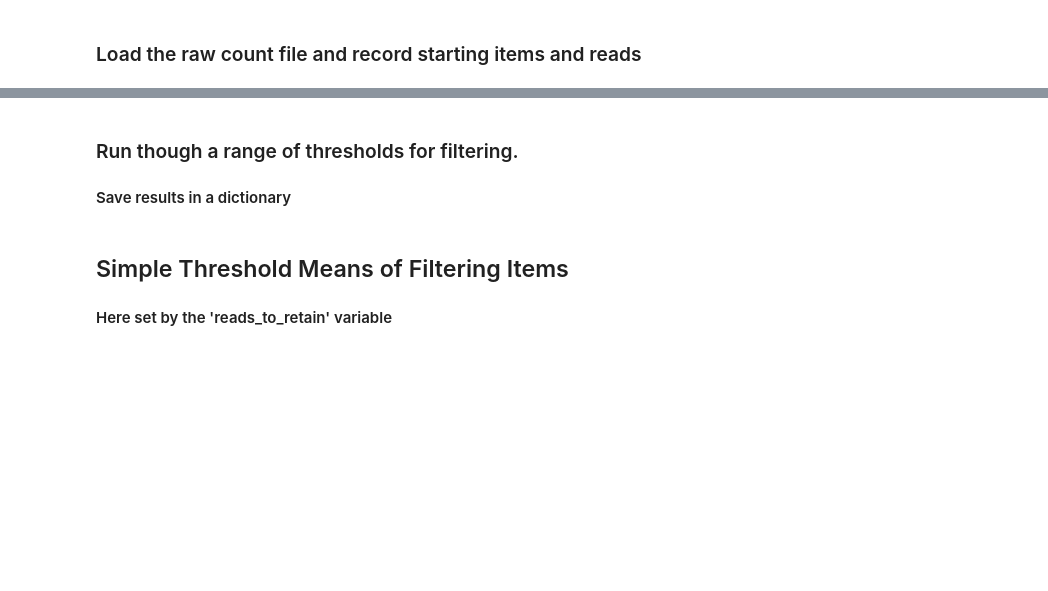
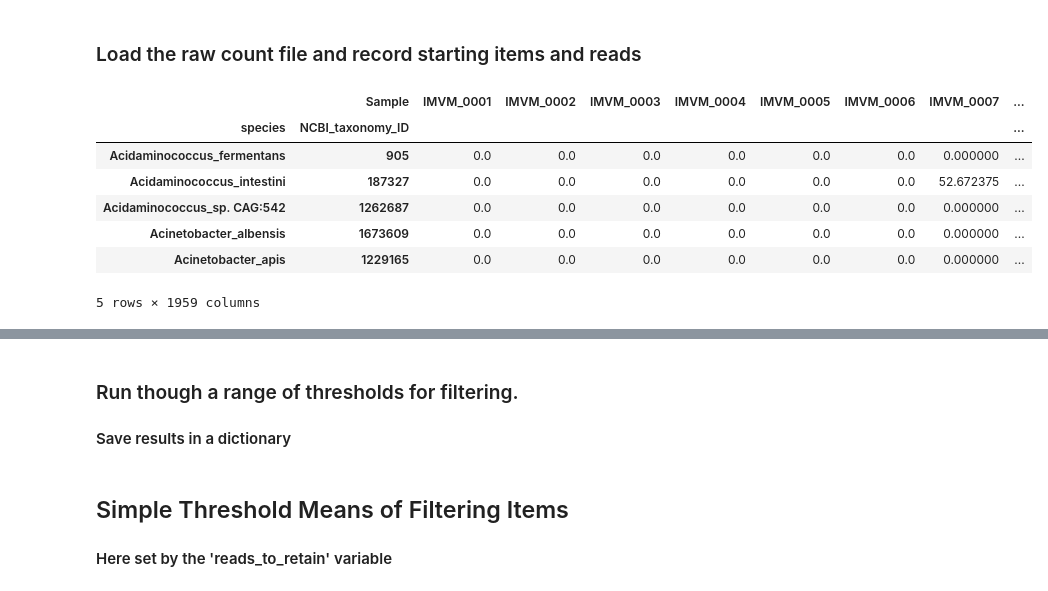
Before and after one commit to motleystate/moonstone, a Jupyter notebook: moonstone/filtering/ReadFiltering_ComputingThreshold.ipynb, the cells around one changed output, grey strips where cells are left out. Cells and saved outputs as stored; diff of their text form; code cells hidden in the pictures; blank space fills up the shorter version.

```diff
--- a/moonstone/filtering/ReadFiltering_ComputingThreshold.ipynb
+++ b/moonstone/filtering/ReadFiltering_ComputingThreshold.ipynb
@@ -19,0 +17,26 @@ starting_reads = df.sum().sum()
+# %%
+# Read in the data file of reads and taxonomy
+dr = pd.read_csv("FINAL_Bracken_GeoNorm_ncbiTax_Aug2024.csv")
+
+# Melt the dataframe
+melted = dr.melt(
+    id_vars=['kingdom', 'phylum', 'class', 'order', 'family', 'genus', 'species', 'NCBI_taxonomy_ID'],
+    value_vars=[col for col in dr.columns if col not in ['kingdom', 'phylum', 'class', 'order', 'family', 'genus', 'species', 'NCBI_taxonomy_ID']],
+    var_name='Sample',
+    value_name='Abundance'
+)
+# Group by species and taxonomy ID along with Sample
+grouped = melted.groupby(['species', 'NCBI_taxonomy_ID', 'Sample'], as_index=False)['Abundance'].sum()
+
+# Pivot with a MultiIndex on rows: species + NCBI_taxonomy_ID
+df = grouped.pivot(index=['species', 'NCBI_taxonomy_ID'], columns='Sample', values='Abundance').fillna(0)
+df.head()
+# %% [output]
+|  | Sample | IMVM_0001 | IMVM_0002 | IMVM_0003 | IMVM_0004 | IMVM_0005 | IMVM_0006 | IMVM_0007 | ... |
+| species | NCBI_taxonomy_ID |  |  |  |  |  |  |  | ... |
+| Acidaminococcus_fermentans | 905 | 0.0 | 0.0 | 0.0 | 0.0 | 0.0 | 0.0 | 0.000000 | ... |
+| Acidaminococcus_intestini | 187327 | 0.0 | 0.0 | 0.0 | 0.0 | 0.0 | 0.0 | 52.672375 | ... |
+| Acidaminococcus_sp. CAG:542 | 1262687 | 0.0 | 0.0 | 0.0 | 0.0 | 0.0 | 0.0 | 0.000000 | ... |
+| Acinetobacter_albensis | 1673609 | 0.0 | 0.0 | 0.0 | 0.0 | 0.0 | 0.0 | 0.000000 | ... |
+| Acinetobacter_apis | 1229165 | 0.0 | 0.0 | 0.0 | 0.0 | 0.0 | 0.0 | 0.000000 | ... |
+5 rows × 1959 columns
```
Also changed, not shown: parts of 7 cells of this notebook, 2 other files.
